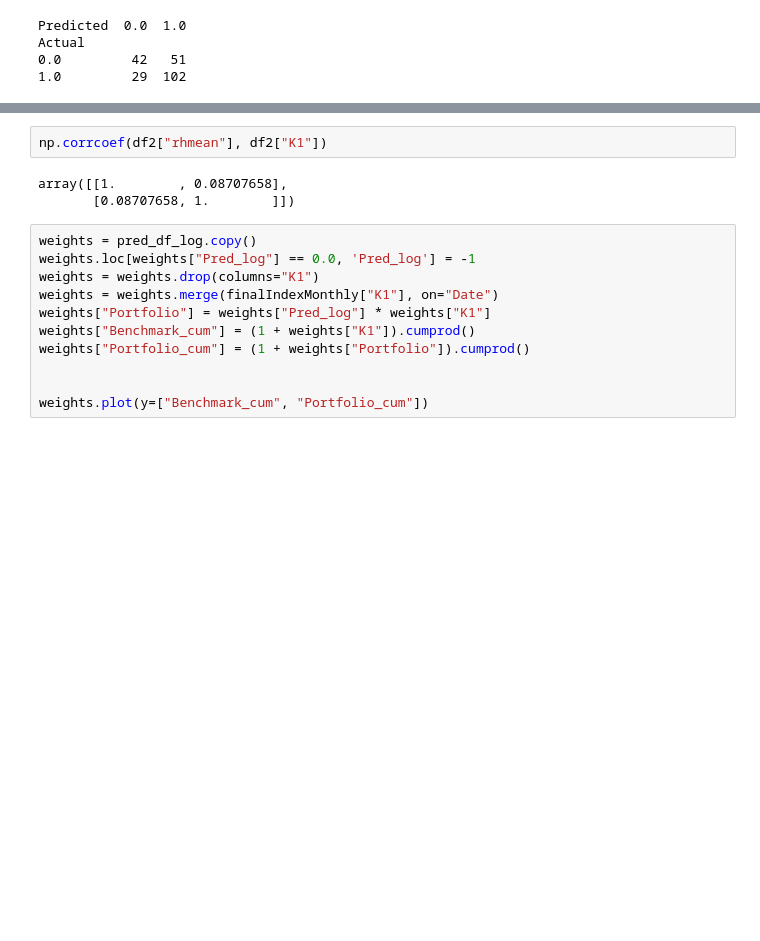
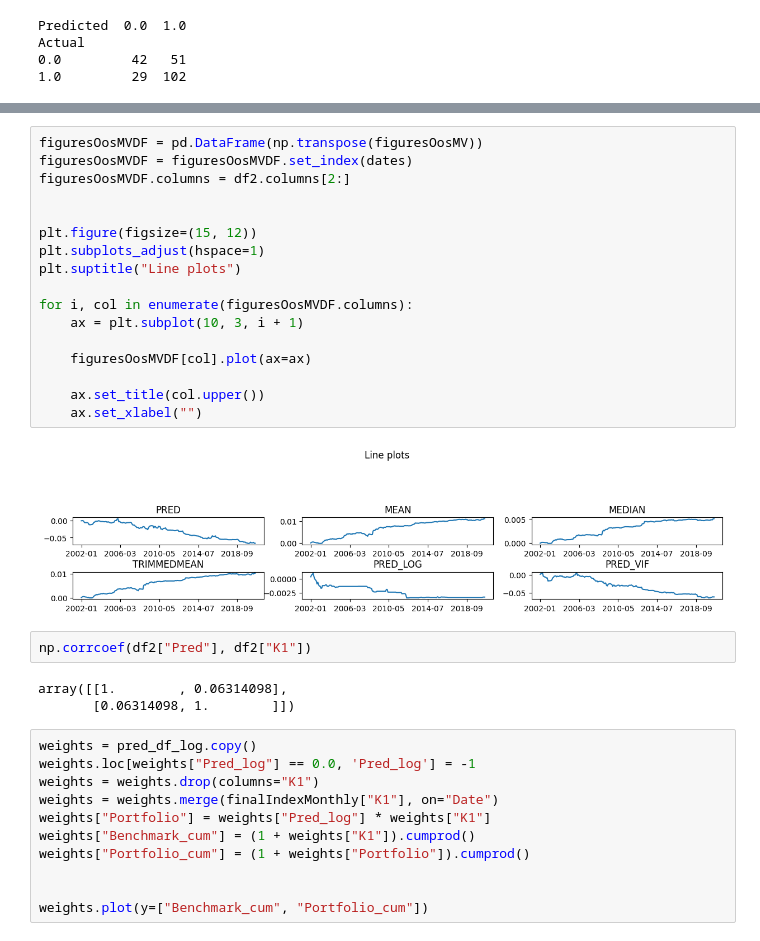
Before and after one commit to jessekeranen/seminar, a Jupyter notebook: jupyter.ipynb, the cells around one changed output, grey strips where cells are left out. Drawn from its saved outputs; the diff is of its cells as text; blank space fills up the shorter version.

```diff
--- a/jupyter.ipynb
+++ b/jupyter.ipynb
@@ -947,8 +986,27 @@ resultsForecastMV
+# %%
+figuresOosMVDF = pd.DataFrame(np.transpose(figuresOosMV))
+figuresOosMVDF = figuresOosMVDF.set_index(dates)
+figuresOosMVDF.columns = df2.columns[2:]
+
+
+plt.figure(figsize=(15, 12))
+plt.subplots_adjust(hspace=1)
+plt.suptitle("Line plots")
+
+for i, col in enumerate(figuresOosMVDF.columns):
+    ax = plt.subplot(10, 3, i + 1)
+
+    figuresOosMVDF[col].plot(ax=ax)
+
+    ax.set_title(col.upper())
+    ax.set_xlabel("")
+# %% [output]
+[figure, added]
 # %%
-np.corrcoef(df2["rhmean"], df2["K1"])
+np.corrcoef(df2["Pred"], df2["K1"])
 # %% [output]
-array([[1.        , 0.08707658],
-       [0.08707658, 1.        ]])
+array([[1.        , 0.06314098],
+       [0.06314098, 1.        ]])
 # %%
 weights = pred_df_log.copy()
 weights.loc[weights["Pred_log"] == 0.0, 'Pred_log'] = -1
```
Also changed, not shown: parts of 11 cells of this notebook.
